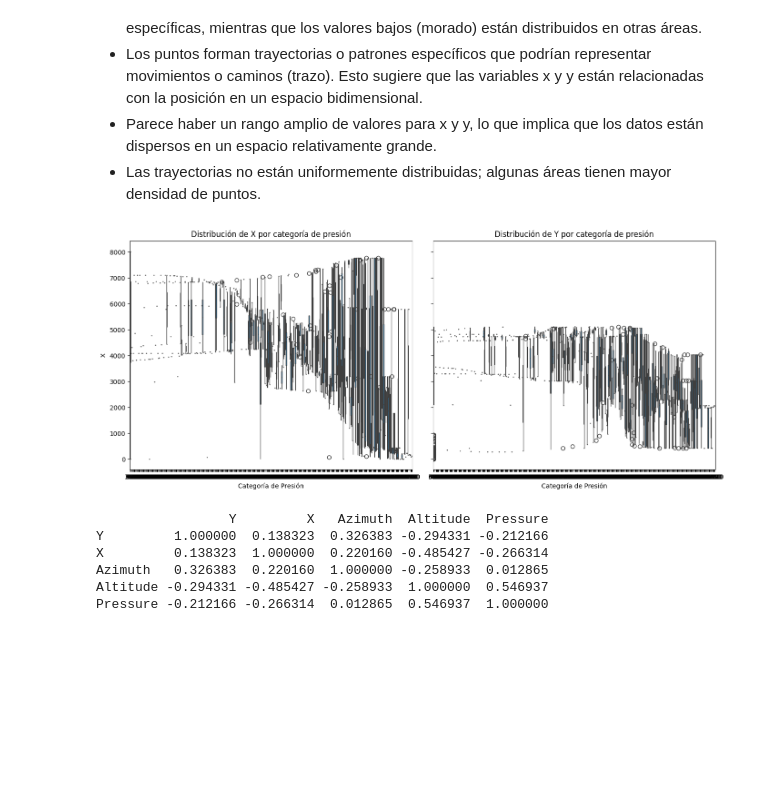
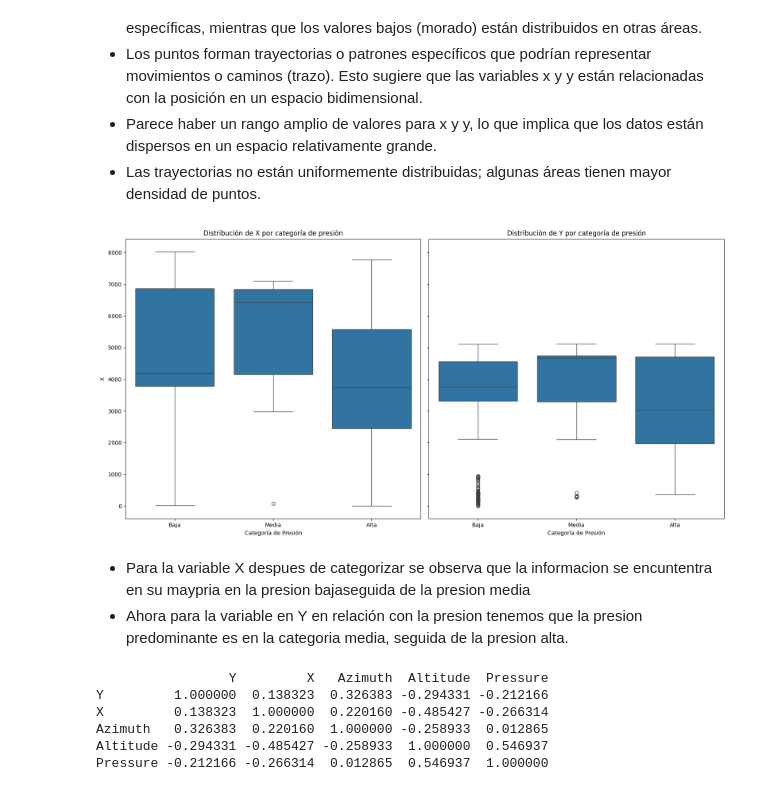
Before and after one commit to isak792/watermarking, a Jupyter notebook: notebooks/Avance1.5Equipo.ipynb, the cells around one changed output. Saved outputs shown, nothing was run; the diff lists cells and outputs as text; code cells hidden in the pictures; blank space fills up the shorter version.

```diff
--- a/notebooks/Avance1.5Equipo.ipynb
+++ b/notebooks/Avance1.5Equipo.ipynb
@@ -227,28 +234,31 @@ plt.show()
 * Parece haber un rango amplio de valores para x y y, lo que implica que los datos están dispersos en un espacio relativamente grande.<br>
 * Las trayectorias no están uniformemente distribuidas; algunas áreas tienen mayor densidad de puntos.
 # %%
-df["Pressure"] = pd.cut(data["Pressure"], bins=3, labels=["Baja", "Media", "Alta"])
+data["Pressure_cat"] = pd.cut(data["Pressure"], bins=3, labels=["Baja", "Media", "Alta"]) # Crear categorías de presión en base a los cuantiles
 
-# Configurar las gráficas en un solo lienzo
-fig, axes = plt.subplots(1, 2, figsize=(14, 6), sharey=True)
+# gráficas en un solo lienzo
+fig, axes = plt.subplots(1, 2, figsize=(16, 8), sharey=True)
 
 # Gráfica de distribución de X por categorías de presión
-sns.boxplot(ax=axes[0], x="Pressure", y="X", data=data)
+sns.boxplot(ax=axes[0], x="Pressure_cat", y="X", data=data)
 axes[0].set_title("Distribución de X por categoría de presión")
 axes[0].set_xlabel("Categoría de Presión")
 axes[0].set_ylabel("X")
 
 # Gráfica de distribución de Y por categorías de presión
-sns.boxplot(ax=axes[1], x="Pressure", y="Y", data=data)
+sns.boxplot(ax=axes[1], x="Pressure_cat", y="Y", data=data)
 axes[1].set_title("Distribución de Y por categoría de presión")
 axes[1].set_xlabel("Categoría de Presión")
 axes[1].set_ylabel("Y")
 
 # Mostrar el gráfico
 plt.tight_layout()
 plt.show()
 # %% [output]
-[figure, old version]
+[figure, new version]
+# %% [markdown]
+* Para la variable X despues de categorizar se observa que la informacion se encuntentra en su maypria en la presion bajaseguida de la presion media
+* Ahora para la variable en Y en relación con la presion tenemos que la presion predominante es en la categoria media, seguida de la presion alta.
 # %%
 # Distribucion de las varibales en el dataset
 correlation_matrix = data.corr()
```
Also changed, not shown: parts of 1 cell of this notebook.
